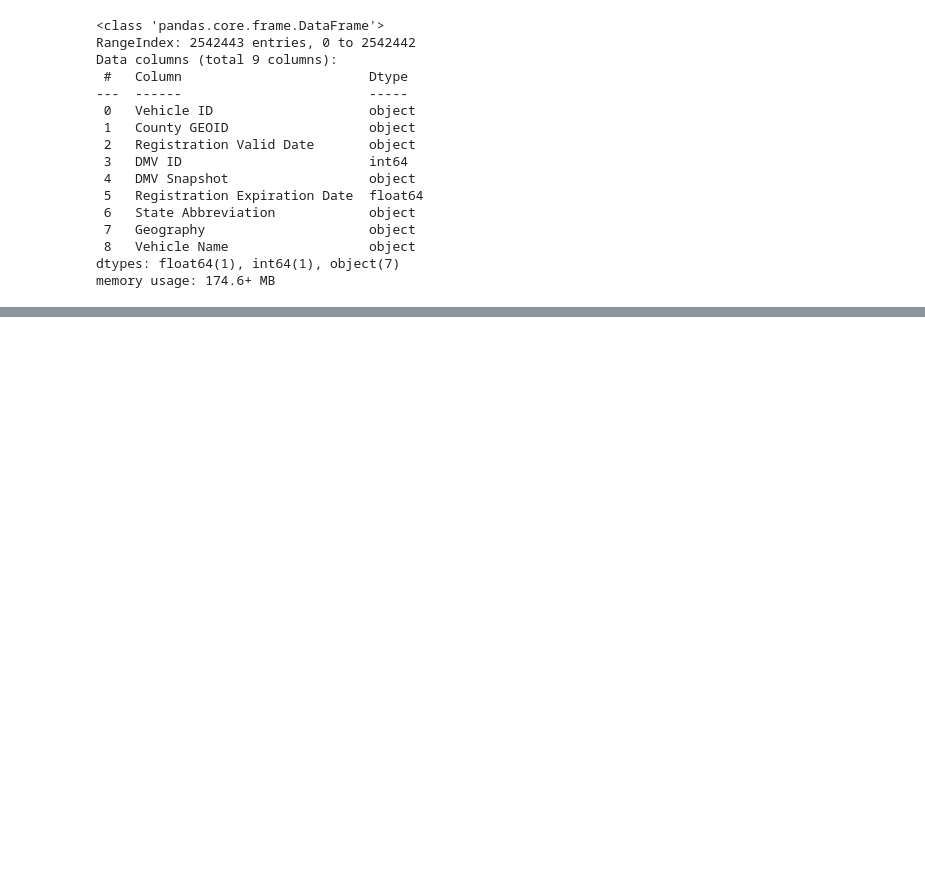
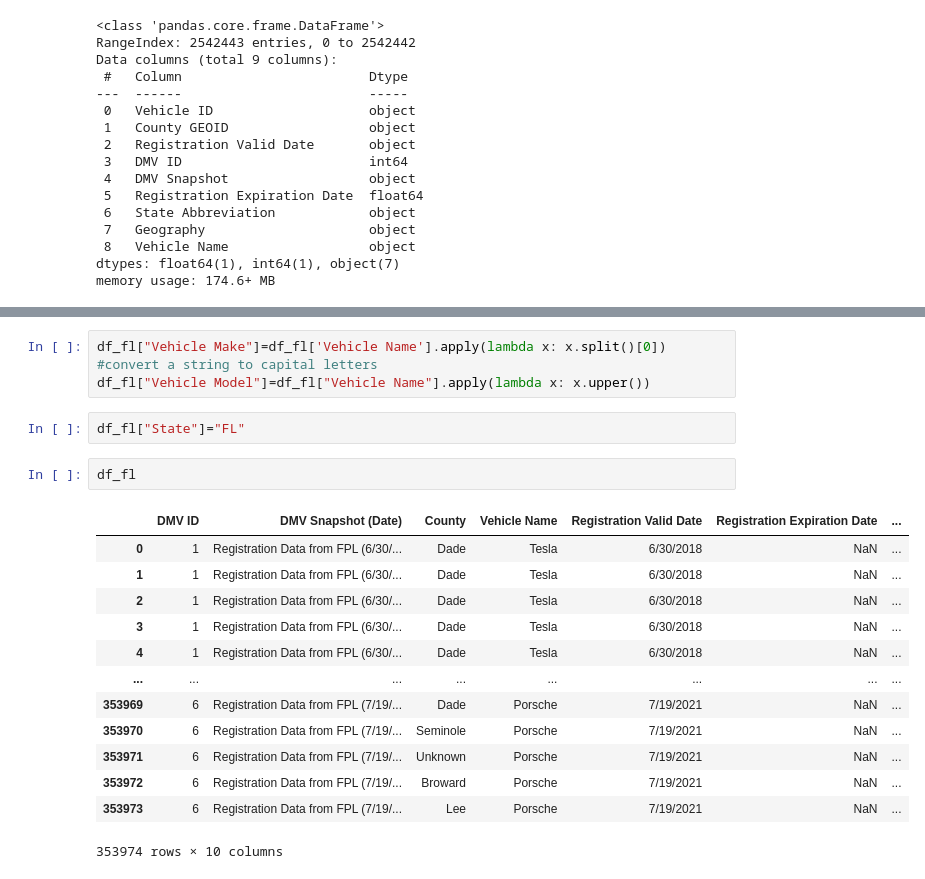
Before and after one commit to edwinjosechittilappilly/EDA-EV-ML-Project, a Jupyter notebook: notebooks/test.ipynb, the cells around one changed output, grey strips where cells are left out. Drawn from its saved outputs; the diff is of its cells as text; blank space fills up the shorter version.

```diff
--- a/notebooks/test.ipynb
+++ b/notebooks/test.ipynb
@@ -76,0 +157,22 @@ df_ca["Vehicle Model"].value_counts().plot(kind="bar",figsize=(20,10))
+# %%
+df_fl["Vehicle Make"]=df_fl['Vehicle Name'].apply(lambda x: x.split()[0])
+#convert a string to capital letters
+df_fl["Vehicle Model"]=df_fl["Vehicle Name"].apply(lambda x: x.upper())
+# %%
+df_fl["State"]="FL"
+# %%
+df_fl
+# %% [output]
+|  | DMV ID | DMV Snapshot (Date) | County | Vehicle Name | Registration Valid Date | Registration Expiration Date | ... |
+| 0 | 1 | Registration Data from FPL (6/30/... | Dade | Tesla | 6/30/2018 | NaN | ... |
+| 1 | 1 | Registration Data from FPL (6/30/... | Dade | Tesla | 6/30/2018 | NaN | ... |
+| 2 | 1 | Registration Data from FPL (6/30/... | Dade | Tesla | 6/30/2018 | NaN | ... |
+| 3 | 1 | Registration Data from FPL (6/30/... | Dade | Tesla | 6/30/2018 | NaN | ... |
+| 4 | 1 | Registration Data from FPL (6/30/... | Dade | Tesla | 6/30/2018 | NaN | ... |
+| ... | ... | ... | ... | ... | ... | ... | ... |
+| 353969 | 6 | Registration Data from FPL (7/19/... | Dade | Porsche | 7/19/2021 | NaN | ... |
+| 353970 | 6 | Registration Data from FPL (7/19/... | Seminole | Porsche | 7/19/2021 | NaN | ... |
+| 353971 | 6 | Registration Data from FPL (7/19/... | Unknown | Porsche | 7/19/2021 | NaN | ... |
+| 353972 | 6 | Registration Data from FPL (7/19/... | Broward | Porsche | 7/19/2021 | NaN | ... |
+| 353973 | 6 | Registration Data from FPL (7/19/... | Lee | Porsche | 7/19/2021 | NaN | ... |
+353974 rows × 10 columns
```
Also changed, not shown: parts of 20 cells of this notebook.
